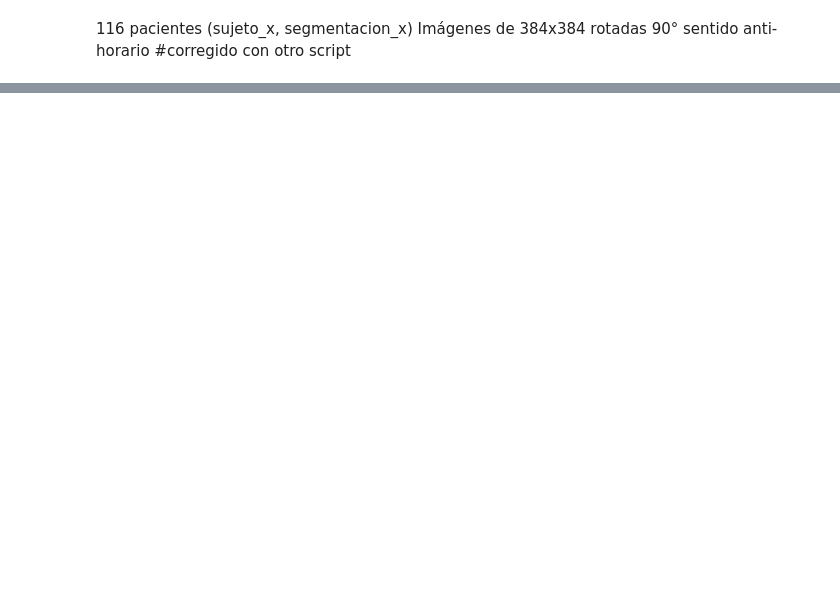
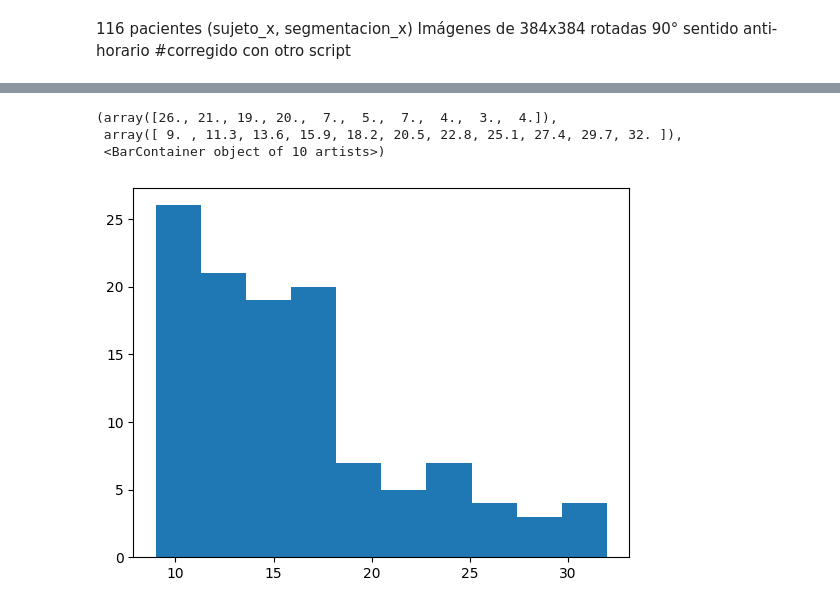
Before and after one commit to mpierangeli/PFI, a Jupyter notebook: viewer.ipynb, the cells around one changed output, grey strips where cells are left out. Cells and saved outputs as stored; diff of their text form; code cells hidden in the pictures; blank space fills up the shorter version.

```diff
--- a/viewer.ipynb
+++ b/viewer.ipynb
@@ -72,3 +56,17 @@ plt.show()
+# %%
+num_sujeto = 67 #1-116
+x = nib.load(os.path.join(fp2,"sujeto_"+str(num_sujeto)+".nii"))
+sujeto = x.get_fdata()
+y = nib.load(os.path.join(fp2,"segmentacion_"+str(num_sujeto)+".nii"))
+seg = y.get_fdata()
+
+for i in range(np.size(sujeto,2)):
+    fig, ax = plt.subplots(1,2,figsize=(10,5))
+    ax[0].imshow(sujeto[:,:,i],cmap="gray")
+    ax[1].imshow(seg[:,:,i],cmap="gray")
+    #plt.clf()
+    #plt.pause(0.05)
+    plt.show()
 # %%
 sizeSujeto = []
 sizeSeg = []
@@ -76,9 +74,9 @@ for file in allfiles:
     x = nib.load(os.path.join(fp2,file))
     y = x.get_fdata()
     if "sujeto" in file:
-        sizeSujeto.append((file,np.size(y,2)))
+        sizeSujeto.append((file,np.size(y,2),round(x.header["pixdim"][3],2),round(np.size(y,2)*x.header["pixdim"][3])))
     else:
-        sizeSeg.append((file,np.size(y,2)))
+        sizeSeg.append((file,np.size(y,2),round(x.header["pixdim"][3],2),round(np.size(y,2)*x.header["pixdim"][3])))
 # %%
 for n,item in enumerate(sizeSujeto):
     print(item,sizeSeg[n])
@@ -102,0 +101,12 @@ for n,item in enumerate(sizeSujeto):
+# %%
+sizeSeg = []
+for file in allfiles:
+    x = nib.load(os.path.join(fp2,file))
+    y = x.get_fdata()
+    if "segmentacion" in file:
+        cont = 0
+        slices = np.size(y,2)
+        for slice in range(slices):
+            if not np.any(y[:,:,slice]): cont+=1
+        sizeSeg.append((file,np.size(y,2),cont,np.size(y,2)-cont))
+for item in sizeSeg: print(item)
@@ -102,0 +131,10 @@ for n,item in enumerate(sizeSujeto):
+# %%
+utiles = []
+for item in sizeSeg:
+    utiles.append(item[:][3])
+plt.hist(utiles,bins=10)
+# %% [output]
+(array([26., 21., 19., 20.,  7.,  5.,  7.,  4.,  3.,  4.]),
+ array([ 9. , 11.3, 13.6, 15.9, 18.2, 20.5, 22.8, 25.1, 27.4, 29.7, 32. ]),
+ <BarContainer object of 10 artists>)
+[figure, added]
```
Also changed, not shown: parts of 5 cells of this notebook, 2 other files.
